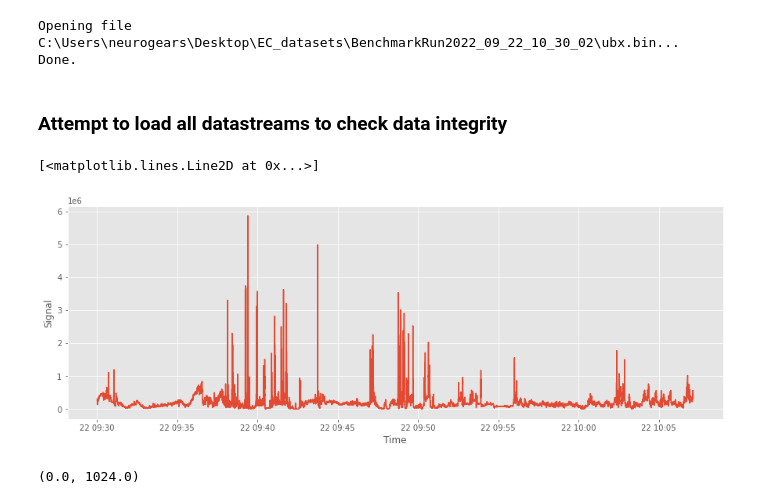
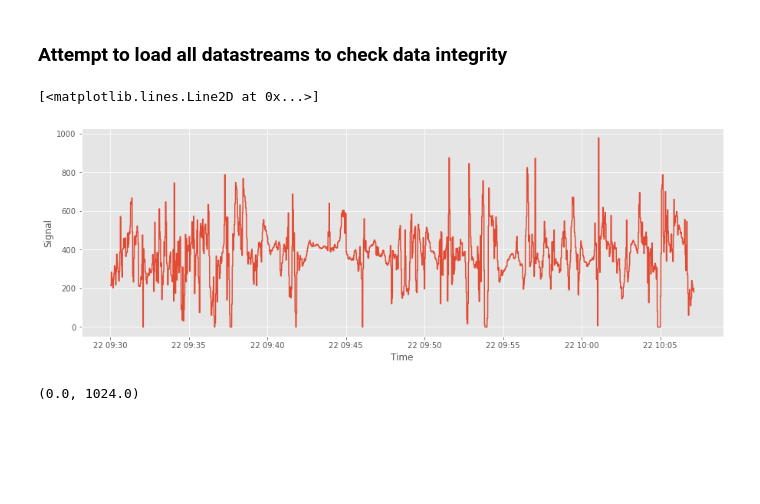
Before and after one commit to emotional-cities/pluma-experiments, a Jupyter notebook: 20092022/Analysis/AnalysisCode/DemoAnalysis.ipynb, the cells around one changed output. Cells and saved outputs as stored; diff of their text form; code cells hidden in the pictures; blank space fills up the shorter version.

```diff
--- a/20092022/Analysis/AnalysisCode/DemoAnalysis.ipynb
+++ b/20092022/Analysis/AnalysisCode/DemoAnalysis.ipynb
@@ -14,9 +14,14 @@ plt.style.use('ggplot')
 stream_root_folder = r"C:\Users\neurogears\Desktop\EC_datasets\BenchmarkRun2022_09_22_10_30_02"
 
 #session_time = datetime.datetime.strptime(stream_root_folder.split('\\')[-1], '%Y_%m_%d_%H_%M_%S')
-streams = populate_streams(stream_root_folder)
+#streams = populate_streams(stream_root_folder)
+
+import pickle
+
+#with open('benchmark.pickle', 'wb') as handle:
+#    pickle.dump(streams, handle, protocol=pickle.HIGHEST_PROTOCOL)
+
+with open('benchmark.pickle', 'rb') as handle:
+    streams = pickle.load(handle)
-# %% [output]
-Opening file C:\Users\neurogears\Desktop\EC_datasets\BenchmarkRun2022_09_22_10_30_02\ubx.bin...
-Done.
 # %% [markdown]
 ### Attempt to load all datastreams to check data integrity
@@ -31,12 +28,12 @@ Done.
 # %%
-stream = streams.TK.AmbientLight.AmbientLight.data
+stream = streams.TK.CO2V2.CO2Conc.data
 fig = plt.figure(figsize=(15,5))
 plt.xlabel("Time")
 plt.ylabel("Signal")
 plt.plot((stream))
 # %% [output]
 [<matplotlib.lines.Line2D at 0x...>]
-[figure, old version]
+[figure, new version]
 # %%
 pupil_data = streams.PupilLabs.LSLSampleArray.data
 
```
Also changed, not shown: parts of 17 cells of this notebook.
